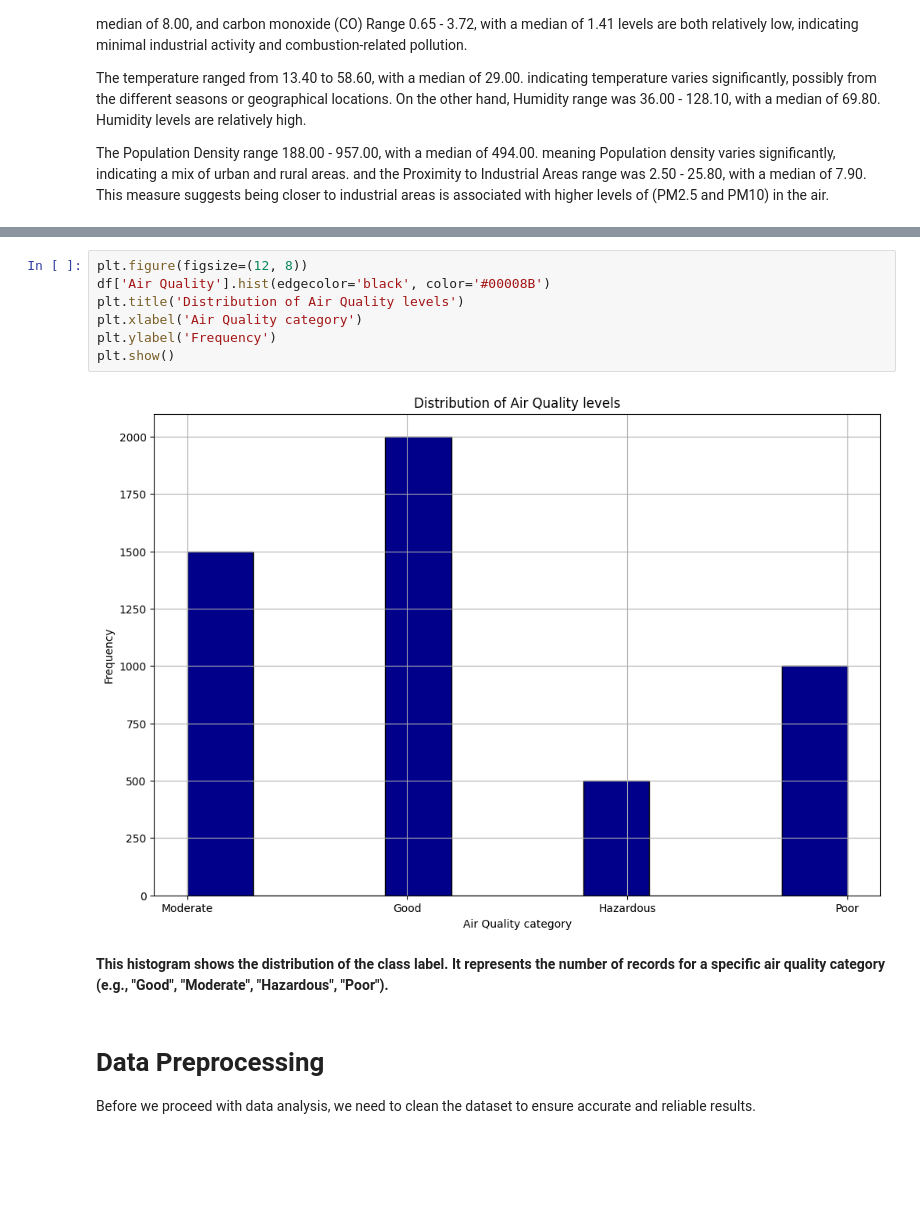
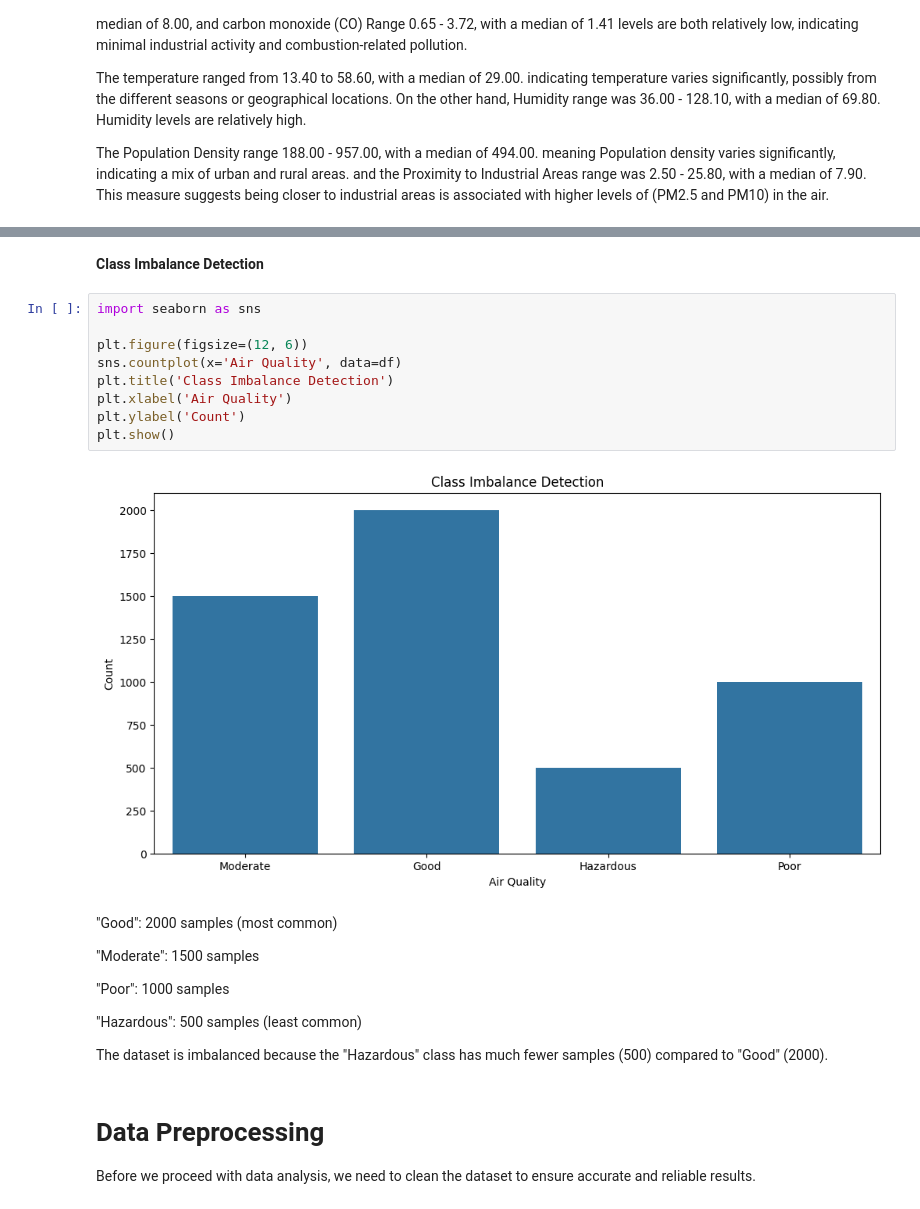
Before and after one commit to aljoharas/IT326, a Jupyter notebook: phase2.ipynb, the cells around one changed output, grey strips where cells are left out. Drawn from its saved outputs; the diff is of its cells as text; blank space fills up the shorter version.

```diff
--- a/phase2.ipynb
+++ b/phase2.ipynb
@@ -106,15 +117,28 @@ plt.show()
+# %% [markdown]
+**Class Imbalance Detection**
 # %%
-plt.figure(figsize=(12, 8))
-df['Air Quality'].hist(edgecolor='black', color='#00008B')
-plt.title('Distribution of Air Quality levels')
-plt.xlabel('Air Quality category')
-plt.ylabel('Frequency')
+import seaborn as sns
+
+plt.figure(figsize=(12, 6))
+sns.countplot(x='Air Quality', data=df)
+plt.title('Class Imbalance Detection')
+plt.xlabel('Air Quality')
+plt.ylabel('Count')
 plt.show()
 # %% [output]
-[figure, old version]
+[figure, new version]
-# %% [markdown]
-**This histogram shows the distribution of the class label.
-It represents the number of records for a specific air quality category (e.g., "Good", "Moderate", "Hazardous", "Poor").**
+# %% [markdown]
+
+"Good": 2000 samples (most common)
+
+"Moderate": 1500 samples
+
+"Poor": 1000 samples
+
+"Hazardous": 500 samples (least common)
+
+
+The dataset is imbalanced because the "Hazardous" class has much fewer samples (500) compared to "Good" (2000).
 # %% [markdown]
 # **Data Preprocessing**
 Before we proceed with data analysis, we need to clean the dataset to ensure accurate and reliable results.
```
Also changed, not shown: parts of 6 cells of this notebook.
